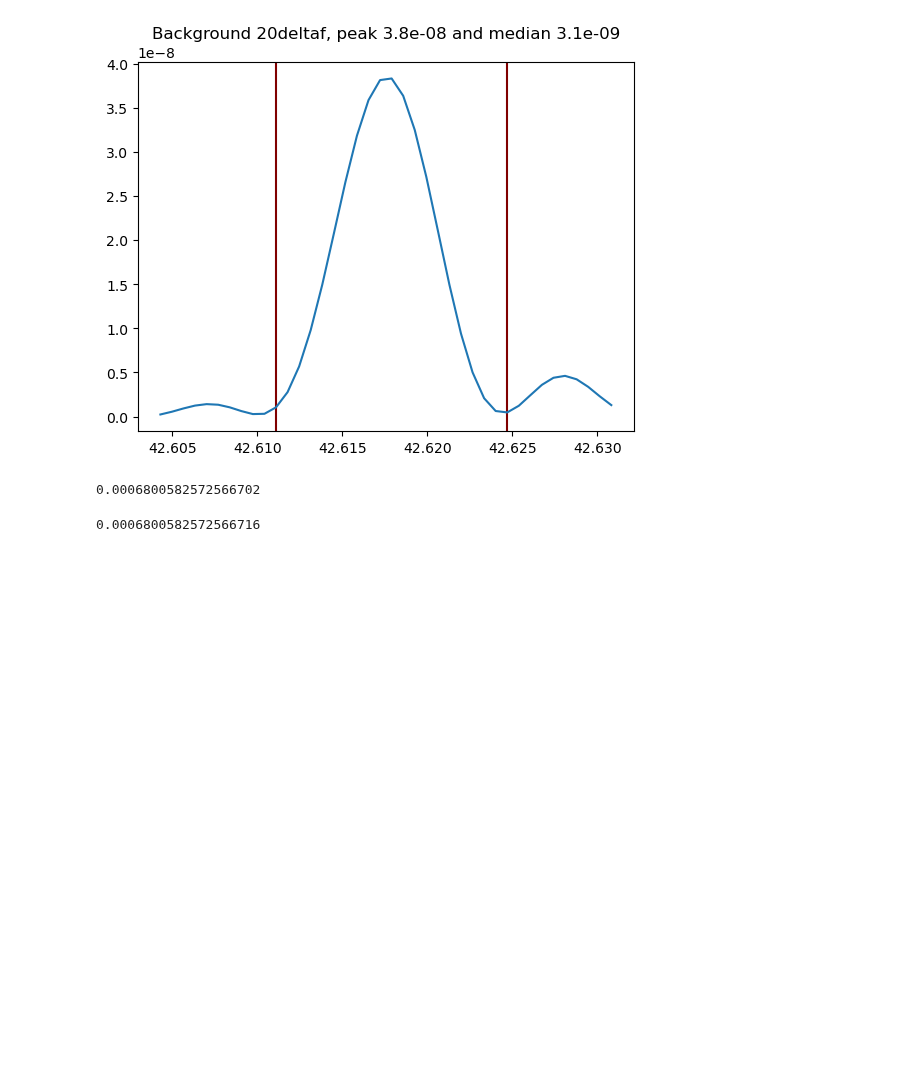
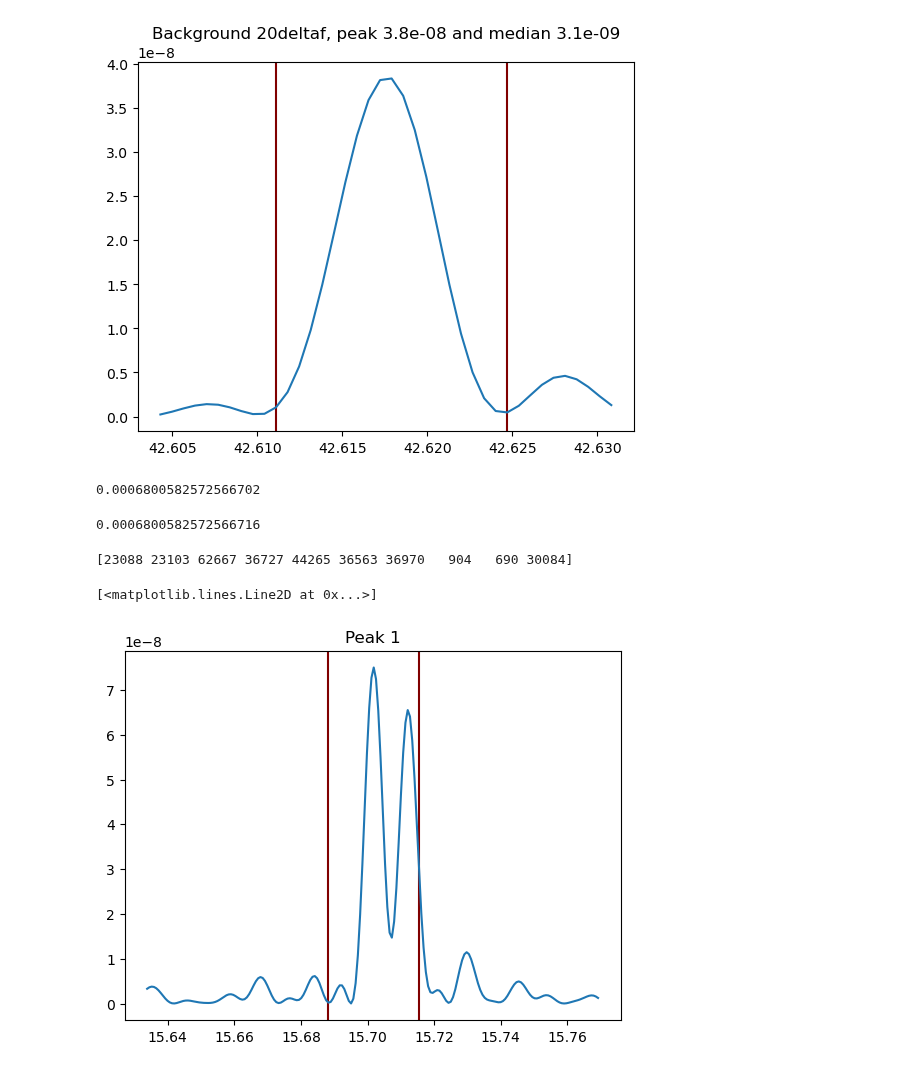
Before and after one commit to Hoggnation/cataloging_coherent_oscillators, a Jupyter notebook: threshold_function.ipynb, the cells around one changed output. Drawn from its saved outputs; the diff is of its cells as text; code cells hidden in the pictures; blank space fills up the shorter version.

```diff
--- a/threshold_function.ipynb
+++ b/threshold_function.ipynb
@@ -191,3 +191,17 @@ print(delta_f)
 freq_values[100]-freq_values[99]
 # %% [output]
 0.0006800582572566716
+# %%
+#top 10 peak indices
+topten =  nana.get_started(10, freq_values, power_values)
+print(topten)
+# %% [output]
+[23088 23103 62667 36727 44265 36563 36970   904   690 30084]
+# %%
+plt.title("Peak 1")
+plt.axvline(x = freq_values[23088-20], color = 'maroon')
+plt.axvline(x = freq_values[23088+20], color = 'maroon')
+plt.plot(freq_values[23088-100:23088+100], power_values[23088-100:23088+100])
+# %% [output]
+[<matplotlib.lines.Line2D at 0x...>]
+[figure, added]
```
Also changed, not shown: parts of 10 cells of this notebook, 1 other file.
